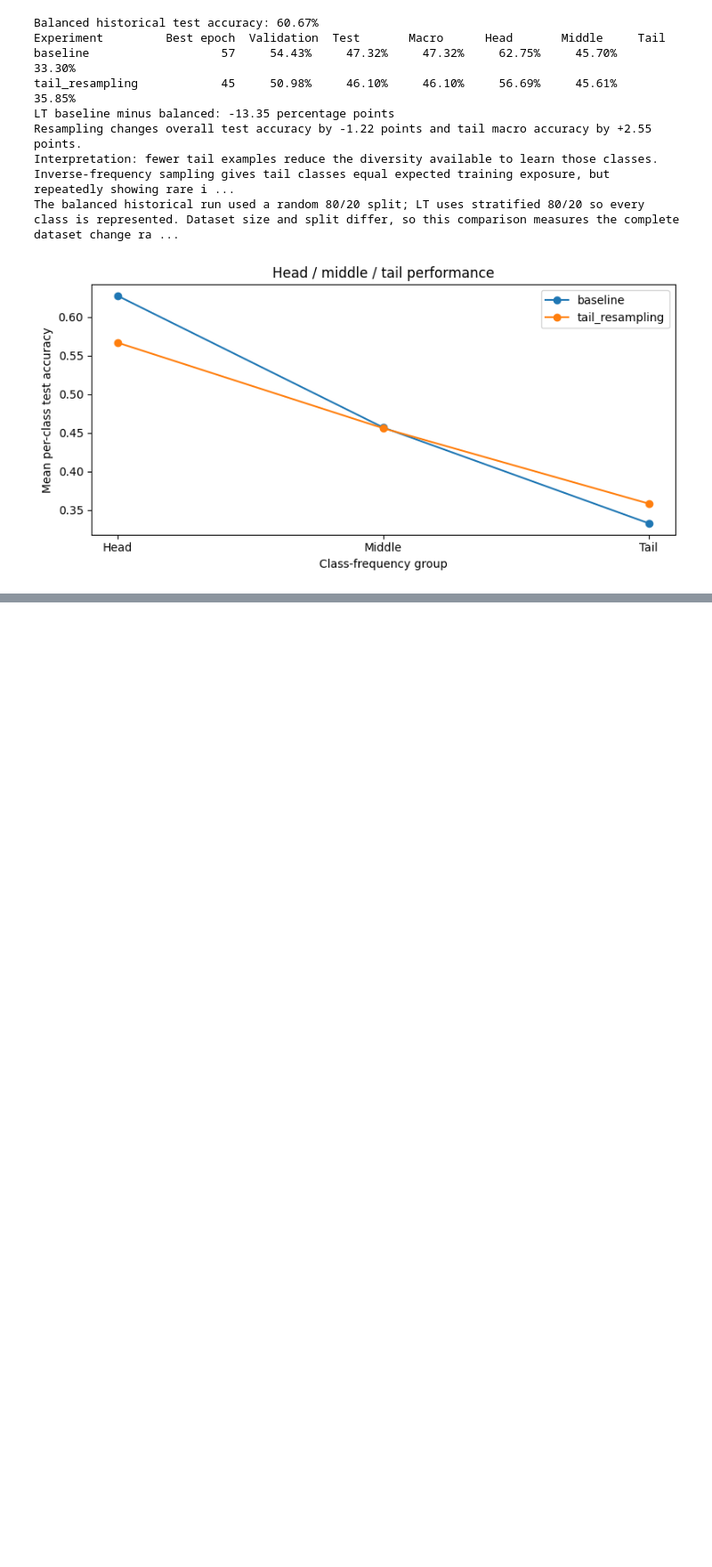
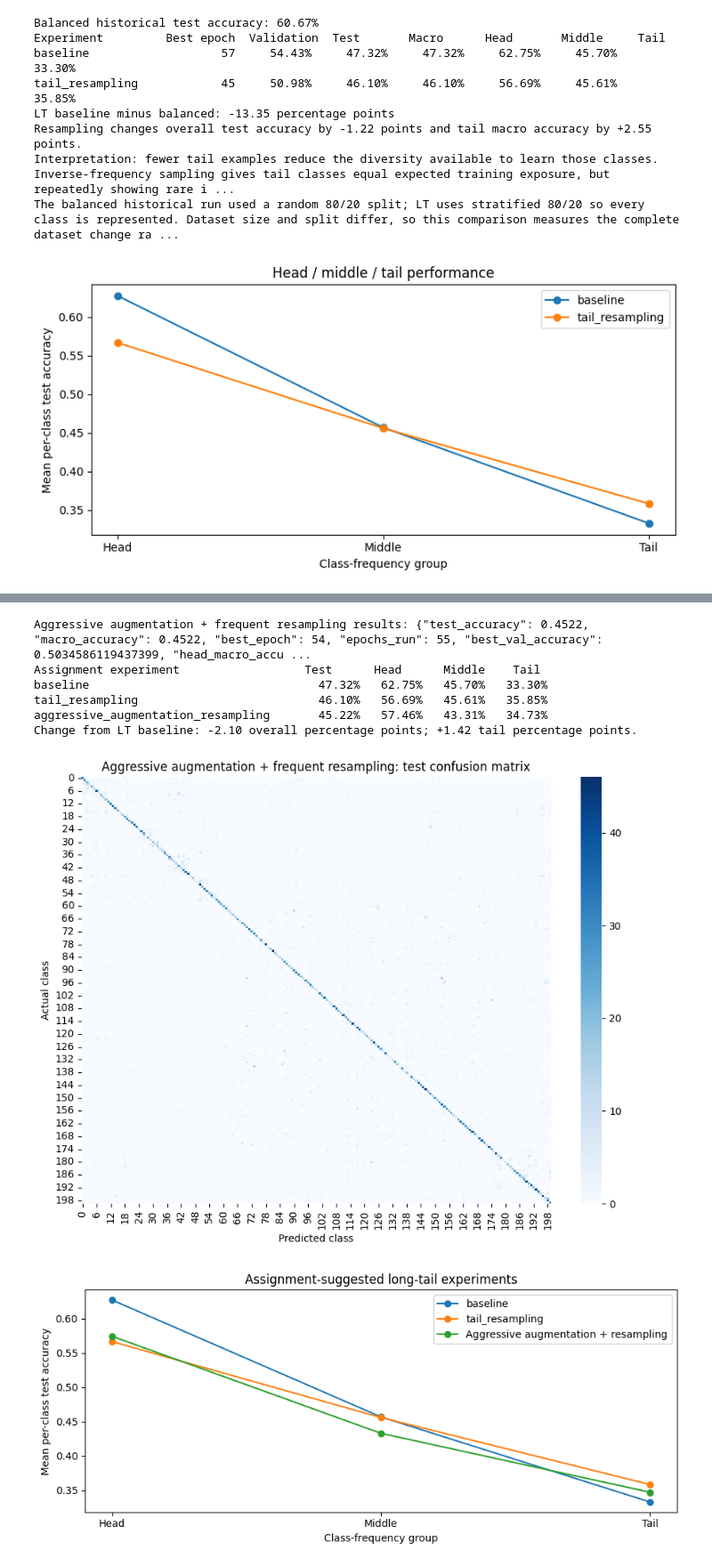
Before and after one commit to Sam-0505/assignment_1, a Jupyter notebook: AI4CV_hw1_part1.ipynb, the cells around one changed output, grey strips where cells are left out. Shown at 89% size. Saved outputs shown, nothing was run; the diff lists cells and outputs as text; code cells hidden in the pictures; blank space fills up the shorter version.

Commit message:
Completed the long-tail

```diff
--- a/AI4CV_hw1_part1.ipynb
+++ b/AI4CV_hw1_part1.ipynb
@@ -879,0 +982,73 @@ The balanced historical run used a random 80/20 split; LT uses stratified 80/20
+# %%
+lt_aggressive_predictions, lt_aggressive_actual = get_predictions(
+    lt_aggressive_model, lt_test_loader)
+lt_aggressive_cm = confusion_matrix(
+    lt_aggressive_actual, lt_aggressive_predictions, labels=np.arange(num_classes))
+lt_aggressive_per_class = np.diag(lt_aggressive_cm) / lt_aggressive_cm.sum(axis=1).clip(min=1)
+lt_aggressive_metrics = {
+    "test_accuracy": float((lt_aggressive_predictions == lt_aggressive_actual).mean()),
+    "macro_accuracy": float(lt_aggressive_per_class.mean()),
+    "best_epoch": int(lt_aggressive_best["epoch"]),
+    "epochs_run": len(lt_aggressive_training[0]),
+    "best_val_accuracy": float(lt_aggressive_best["val_accuracy"])}
+lt_aggressive_groups = dict(zip(
+    ("head", "middle", "tail"),
+    np.array_split(np.argsort(-lt_train_counts, kind="stable"), 3)))
+for group, ids in lt_aggressive_groups.items():
+    lt_aggressive_metrics[group + "_macro_accuracy"] = float(lt_aggressive_per_class[ids].mean())
+with open(lt_aggressive_prefix + "_results.json", "w") as results_file:
+    json.dump({"seed": lt_seed,
+               "method": "same CNN from scratch; aggressive augmentation and inverse-sqrt tail resampling",
+               "selection": "same validation accuracy early stopping as previous LT experiments",
+               "training_class_counts": lt_train_counts.tolist(),
+               "metrics": lt_aggressive_metrics, "history": lt_aggressive_history}, results_file, indent=2)
+np.save(lt_aggressive_prefix + "_confusion_matrix.npy", lt_aggressive_cm)
+print("Aggressive augmentation + frequent resampling results:", json.dumps(lt_aggressive_metrics))
+with open("part1_lt_results.json") as prior_results_file:
+    lt_assignment_results = json.load(prior_results_file)["results"]
+print("Assignment experiment                  Test      Head      Middle    Tail")
+for experiment, metrics in lt_assignment_results.items():
+    print(f"{experiment:38} {metrics['test_accuracy']:8.2%} "
+          f"{metrics['head_macro_accuracy']:8.2%} {metrics['middle_macro_accuracy']:8.2%} "
+          f"{metrics['tail_macro_accuracy']:8.2%}")
+print(f"{'aggressive_augmentation_resampling':38} {lt_aggressive_metrics['test_accuracy']:8.2%} "
+      f"{lt_aggressive_metrics['head_macro_accuracy']:8.2%} "
+      f"{lt_aggressive_metrics['middle_macro_accuracy']:8.2%} "
+      f"{lt_aggressive_metrics['tail_macro_accuracy']:8.2%}")
+print(f"Change from LT baseline: "
+      f"{100 * (lt_aggressive_metrics['test_accuracy'] - lt_assignment_results['baseline']['test_accuracy']):+.2f} "
+      f"overall percentage points; "
+      f"{100 * (lt_aggressive_metrics['tail_macro_accuracy'] - lt_assignment_results['baseline']['tail_macro_accuracy']):+.2f} "
+      f"tail percentage points.")
+plt.figure(figsize=(9, 7))
+sns.heatmap(lt_aggressive_cm, cmap="Blues")
+plt.xlabel("Predicted class")
+plt.ylabel("Actual class")
+plt.title("Aggressive augmentation + frequent resampling: test confusion matrix")
+plt.tight_layout()
+plt.savefig(lt_aggressive_prefix + "_confusion.png", dpi=150)
+plt.show()
+plt.figure(figsize=(9, 4))
+for experiment, metrics in lt_assignment_results.items():
+    plt.plot(["Head", "Middle", "Tail"],
+             [metrics[group + "_macro_accuracy"] for group in ("head", "middle", "tail")],
+             marker="o", label=experiment)
+plt.plot(["Head", "Middle", "Tail"],
+         [lt_aggressive_metrics[group + "_macro_accuracy"] for group in ("head", "middle", "tail")],
+         marker="o", label="Aggressive augmentation + resampling")
+plt.xlabel("Class-frequency group")
+plt.ylabel("Mean per-class test accuracy")
+plt.title("Assignment-suggested long-tail experiments")
+plt.legend()
+plt.tight_layout()
+plt.savefig(lt_aggressive_prefix + "_group_comparison.png", dpi=150)
+plt.show()
+# %% [output]
+Aggressive augmentation + frequent resampling results: {"test_accuracy": 0.4522, "macro_accuracy": 0.4522, "best_epoch": 54, "epochs_run": 55, "best_val_accuracy": 0.5034586119437399, "head_macro_accu ...
+Assignment experiment                  Test      Head      Middle    Tail
+baseline                                 47.32%   62.75%   45.70%   33.30%
+tail_resampling                          46.10%   56.69%   45.61%   35.85%
+aggressive_augmentation_resampling       45.22%   57.46%   43.31%   34.73%
+Change from LT baseline: -2.10 overall percentage points; +1.42 tail percentage points.
+[figure, added]
+[figure, added]
```
Also changed, not shown: parts of 5 cells of this notebook.
